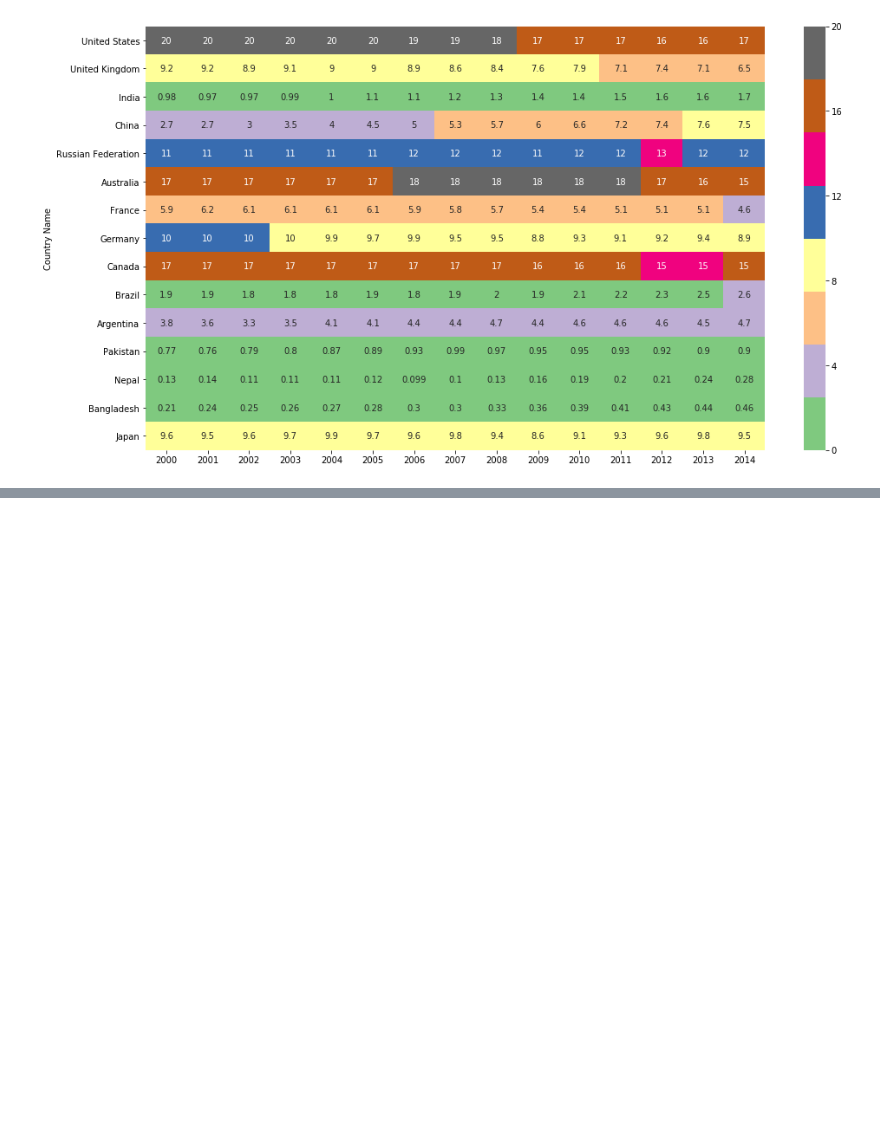
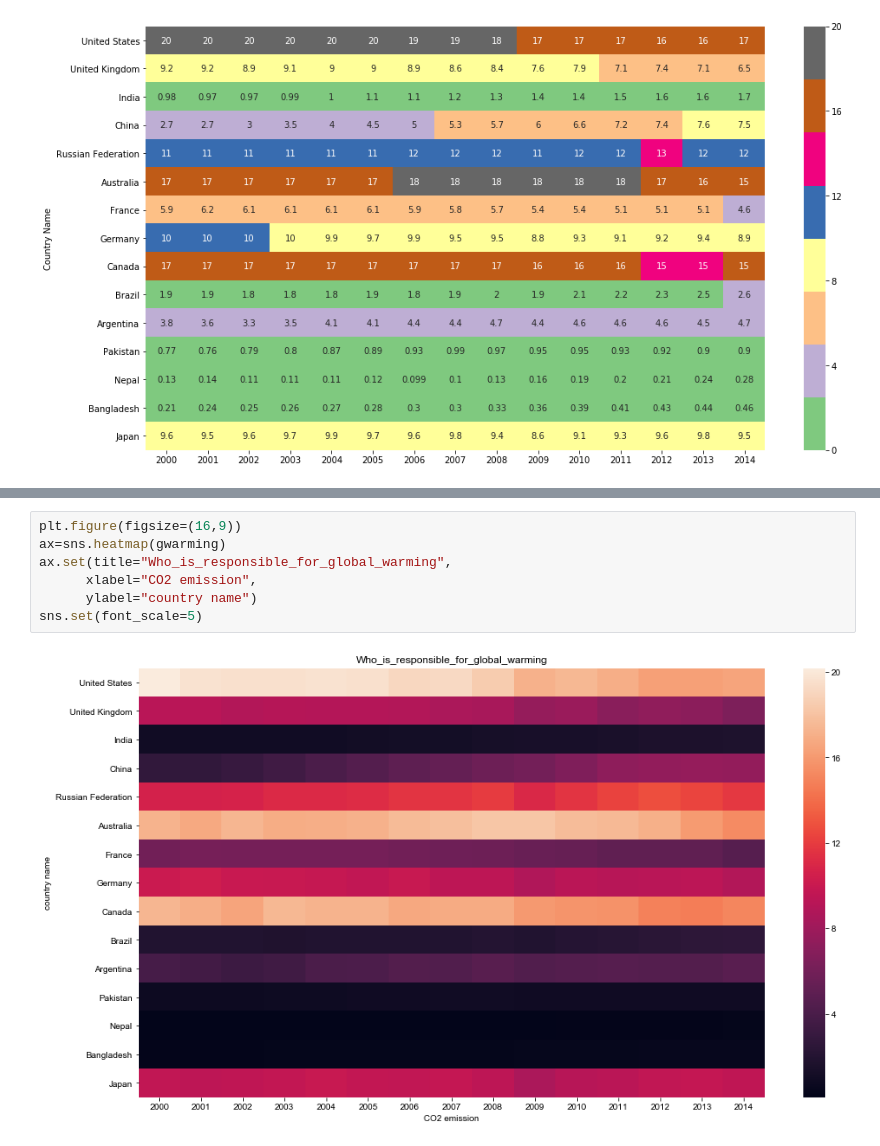
Before and after one commit to mdsayedbinhasan/pyhonProjects, a Jupyter notebook: seaborn/heatmap.ipynb, the cells around one changed output, grey strips where cells are left out. Cells and saved outputs as stored; diff of their text form; blank space fills up the shorter version.

```diff
--- a/seaborn/heatmap.ipynb
+++ b/seaborn/heatmap.ipynb
@@ -123,0 +142,9 @@ sns.heatmap(gwarming, vmin=0,vmax=20, cmap="Accent", annot=True)
+# %%
+plt.figure(figsize=(16,9))
+ax=sns.heatmap(gwarming)
+ax.set(title="Who_is_responsible_for_global_warming",
+      xlabel="CO2 emission",
+      ylabel="country name")
+sns.set(font_scale=5)
+# %% [output]
+[figure, added]
```
Also changed, not shown: parts of 3 cells of this notebook, 10 other files.
